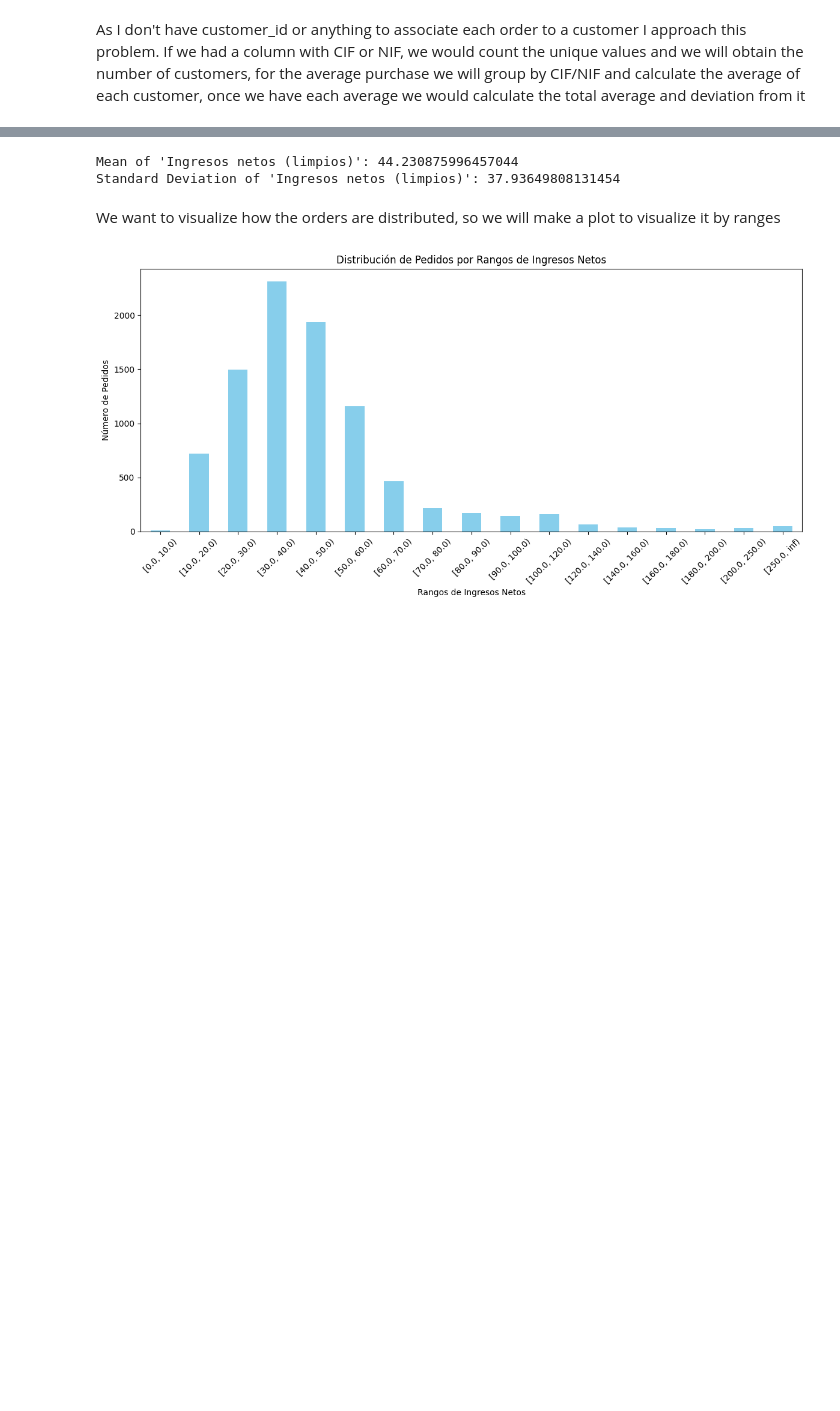
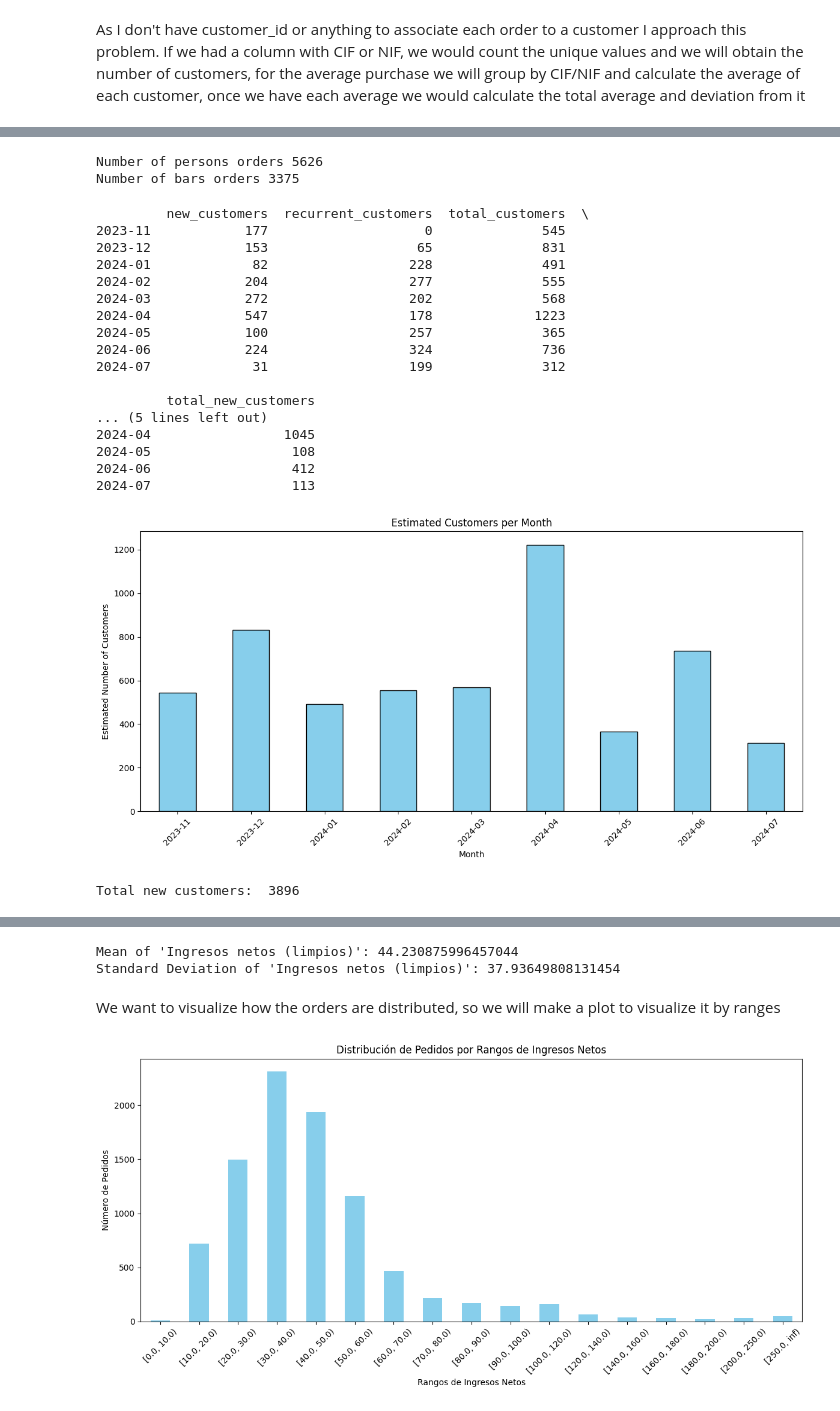
Before and after one commit to enricchust/entrevista_cyberclick, a Jupyter notebook: main.ipynb, the cells around one changed output, grey strips where cells are left out. Drawn from its saved outputs; the diff is of its cells as text; code cells hidden in the pictures; blank space fills up the shorter version.

Commit message:
number of clients per month heuristic

```diff
--- a/main.ipynb
+++ b/main.ipynb
@@ -257,8 +260,10 @@ If we had a column with CIF or NIF, we would count the unique values and we will
 # %%
 # First of all, we count the number of new clients
 # For this I substracted the refund rows, so I interpreted that if not I would be counting twice the same client
-noRefundDf = originalDf[originalDf['Estado'] != 'refunded']
+noRefundDf = df_filtered[df_filtered['Estado'] != 'refunded']
 newCustomersCount = noRefundDf[noRefundDf['Tipo de cliente'] == 'new'].shape[0]
+returningCustomersCount = noRefundDf[noRefundDf['Tipo de cliente'] != 'new'].shape[0]
 
 print("Number of new clients", newCustomersCount)
+print("Number of returning clients", returningCustomersCount)
 # %% [output]
@@ -267,0 +276,8 @@ Number of new clients 2771
+# %%
+dfBars = noRefundDf[noRefundDf['Ingresos netos (limpios)'] > 40]
+dfPersons = noRefundDf[noRefundDf['Ingresos netos (limpios)'] <= 40]
+print("Number of persons orders", dfPersons.shape[0])
+print("Number of bars orders",dfBars.shape[0])
+# %% [output]
+Number of persons orders 5626
+Number of bars orders 3375
@@ -267,0 +330,25 @@ Number of new clients 2771
+# %%
+monthly_customers_df_persons = estimate_customers(dfPersons, [0.12, 0.25, 0.10, 0.05])
+# Sum of the 'total_new_customers' column from the DataFrame
+total_new_customers_sum = monthly_customers_df_persons['total_new_customers'].sum()
+print("Total new customers: ", total_new_customers_sum)
+# %% [output]
+         new_customers  recurrent_customers  total_customers  \
+2023-11            177                    0              545
+2023-12            153                   65              831
+2024-01             82                  228              491
+2024-02            204                  277              555
+2024-03            272                  202              568
+2024-04            547                  178             1223
+2024-05            100                  257              365
+2024-06            224                  324              736
+2024-07             31                  199              312
+
+         total_new_customers
+... (5 lines left out)
+2024-04                 1045
+2024-05                  108
+2024-06                  412
+2024-07                  113
+[figure, added]
+Total new customers:  3896
```
Also changed, not shown: parts of 9 cells of this notebook.
